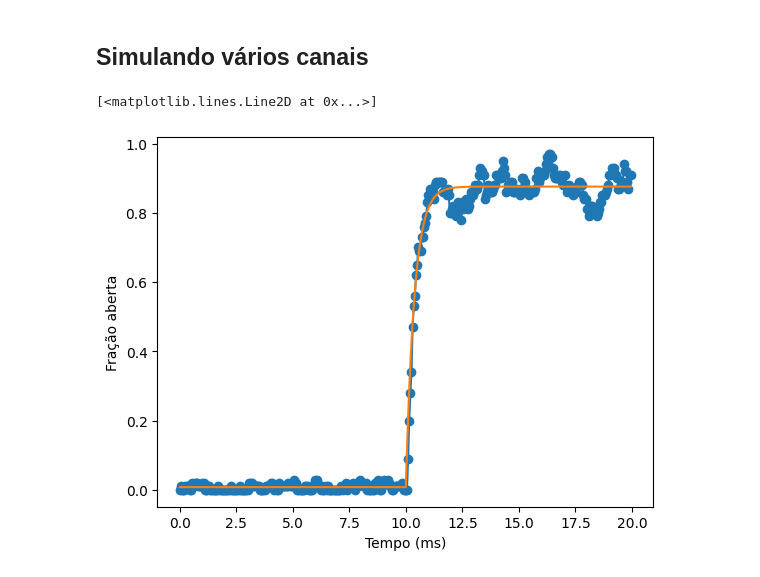
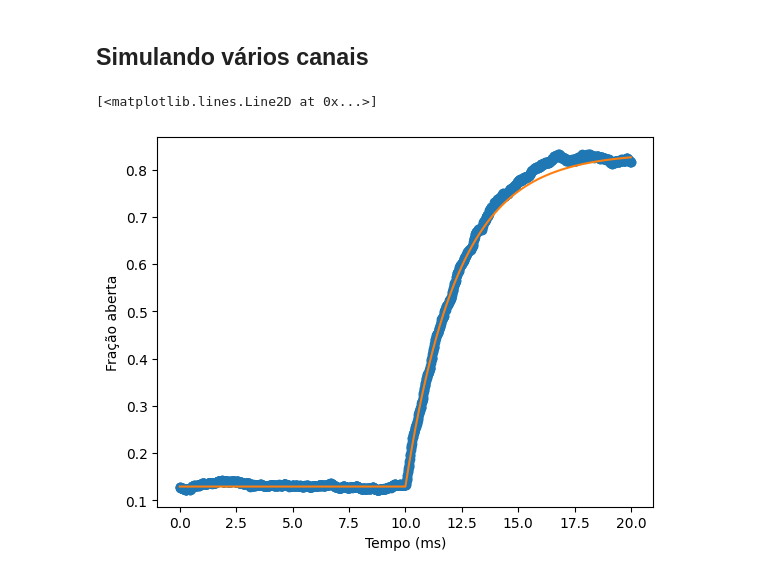
Before and after one commit to borismarin/sample-data, a Jupyter notebook: neuro-comp/Atividade-Canais.ipynb, the cells around one changed output. Cells and saved outputs as stored; diff of their text form; code cells hidden in the pictures.

```diff
--- a/neuro-comp/Atividade-Canais.ipynb
+++ b/neuro-comp/Atividade-Canais.ipynb
@@ -66,17 +67,20 @@ Podemos usar a função `exata_n` definida na célula anterior para fazer um gr
 # %%
 t0 = 0  # tempo inicial
 tf = 20 # tempo final
-passo = 0.05 # passo de tempo
+passo = 0.01 # passo de tempo
+
+clamp0 = -80
+clamp1 = -20
 
 t = np.arange(t0, tf, passo)  # simularemos 20 ms em passos de 0.05 ms
 passos = len(t)  # total de passos dados
 n = np.zeros(passos)  # espaço para guardar a solução exata n(t)
 
 # até 10ms (metade dos passos), começamos e ficamos no valor estacionário para V = -80 mV
-n[:passos//2] = n_inf(-80)
+n[:passos//2] = n_inf(clamp0)
 
 # a partir de t = 10 ms, temos que calcular a solução para clamp de -20 mV
-n[passos//2:] = exata_n((t[passos//2:]-10), -20, n_inf(-80))
+n[passos//2:] = exata_n((t[passos//2:]-10), clamp1, n_inf(clamp0))
 
 plt.figure(1)
 plt.plot(t, n, 'o-')
@@ -125,9 +129,9 @@ Vamos testar essa função para mil passos, mantendo o potencial de membrana fix
 # %%
 estado = 0  # canal começa fechado
 vclamp = -80
-estados = np.zeros(1000)
+estados = np.zeros(10000)
 
-for i in range(999):
+for i in range(9999):
     estados[i+1] = atualiza_canal(estados[i], alpha_n(vclamp), beta_n(vclamp), dt=passo)
 
 plt.figure(3)
@@ -144,7 +148,7 @@ Vamos agora generalizar a lógica acima, para poder fazer a simulação com o po
 # %%
 def simula_canal(inicial, V, passos, passo):
     estados = np.zeros(passos)
-    estados[0] = 0
+    estados[0] = inicial
     estado = estados[0]
     for i in range(passos - 1):
         estado = atualiza_canal(estado, alpha_n(V[i]), beta_n(V[i]), passo)
@@ -153,8 +157,8 @@ def simula_canal(inicial, V, passos, passo):
 # %% [markdown]
 Estamos agora prontos para simular o canal por vários passos, com $V$ variando:
 # %%
-V = np.ones(passos) * -80  # aqui criamos os valores do potencial de membrana:
-V[t>10] = -20              # metade inicial -80 mV e final -20mV
+V = np.ones(passos) * clamp0  # aqui criamos os valores do potencial de membrana:
+V[t>10] = clamp1              # metade inicial em clamp0 e final em clamp1
 
 estado_inicial = 0  # canal começa "fechado"
 estados = simula_canal(estado_inicial, V, passos, passo)
@@ -173,18 +177,22 @@ Vamos agora ver o que acontence se tivermos vários desses canais, simplesmente
 # %% [markdown]
 ## Simulando vários canais
 # %%
-quantos_canais = 100
+quantos_canais = 1000
 abertos = np.zeros(len(t))  # guardamos o número de canais abertos a cada passo aqui
 for i in range(quantos_canais):
+    if np.random.rand() < n_inf(clamp0): #inicializa segundo fração de canais abertos
+        estado_inicial = 1
+    else:
+        estado_inicial = 0
     abertos = abertos + simula_canal(estado_inicial, V, passos, passo)
 abertos = abertos/quantos_canais  # fração de canais abertos
 
 plt.figure()
 plt.plot(t,abertos, 'o-')
 plt.ylabel('Fração aberta')
 plt.xlabel('Tempo (ms)')
 
 plt.plot(t, n)  # solução exata para comparação
 # %% [output]
 [<matplotlib.lines.Line2D at 0x...>]
-[figure, old version]
+[figure, new version]
```
Also changed, not shown: parts of 7 cells of this notebook.
